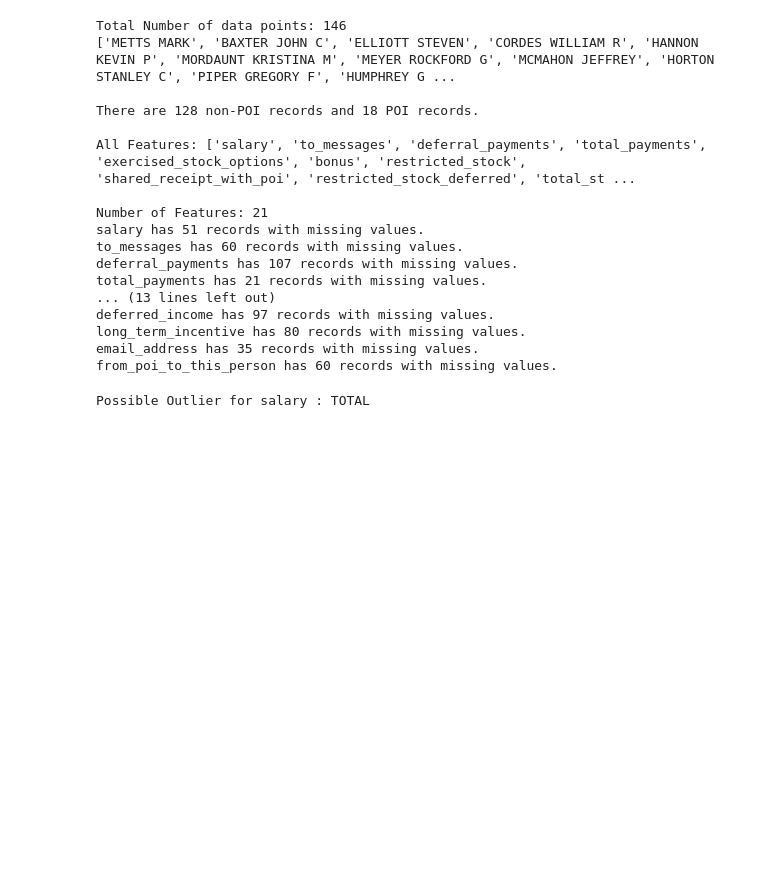
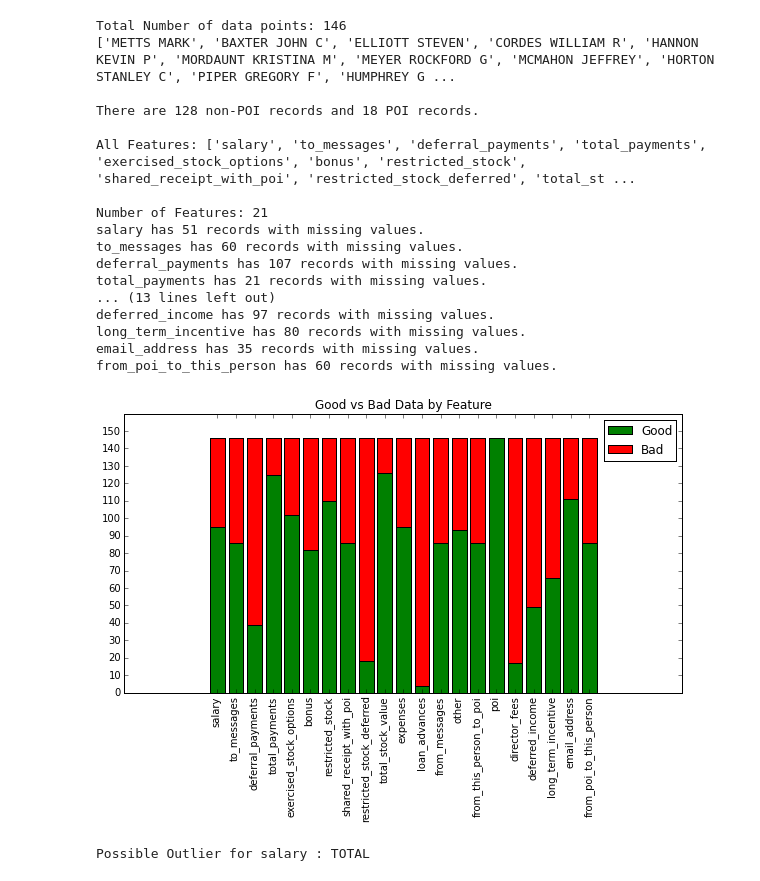
Before and after one commit to farrare22/Identifying-Fraud-Enron-Dataset, a Jupyter notebook: final_project/poi_id.ipynb, the cells around one changed output. Drawn from its saved outputs; the diff is of its cells as text; code cells hidden in the pictures; blank space fills up the shorter version.

```diff
--- a/final_project/poi_id.ipynb
+++ b/final_project/poi_id.ipynb
@@ -57,12 +57,20 @@ print "All Features:", data_dict[data_dict.keys()[0]].keys(), "\n"
 
 print "Number of Features:", len(data_dict[data_dict.keys()[0]].keys())
 
+labels=[]
+nans=[]
+nnans=[]
 for feature in data_dict[data_dict.keys()[0]].keys():
     nan=0
+    nnan=0
     for person in data_dict:
         if data_dict[person][feature] == 'NaN':
             nan += 1
-
+        else:
+            nnan += 1
+    labels.append(feature)
+    nans.append(nan)
+    nnans.append(nnan)
     print feature, "has", nan, "records with missing values."
 # %% [output]
 Total Number of data points: 146
@@ -82,6 +90,22 @@ deferred_income has 97 records with missing values.
 long_term_incentive has 80 records with missing values.
 email_address has 35 records with missing values.
 from_poi_to_this_person has 60 records with missing values.
+# %%
+# Create a stacked bar chart showing the good and bad data for each feature
+
+n = range(0,len(labels),1)
+width = .8
+
+matplotlib.pyplot.figure(figsize=(10,5))
+bnnan = matplotlib.pyplot.bar(n, nnans, width, color='g', align='center')  # Good Data
+bnan = matplotlib.pyplot.bar(n, nans, width, color='r', bottom=nnans, align='center')  # Bad Data
+matplotlib.pyplot.title('Good vs Bad Data by Feature')
+matplotlib.pyplot.xticks(n, labels, rotation=90)
+matplotlib.pyplot.yticks(range(0,151,10))
+matplotlib.pyplot.legend((bnnan[0], bnan[0]), ('Good', 'Bad'))
+matplotlib.pyplot.show()
+# %% [output]
+[figure, added]
 # %%
 ### Task 2: Remove outliers
 #
```
Also changed, not shown: parts of 5 cells of this notebook, 3 other files.
